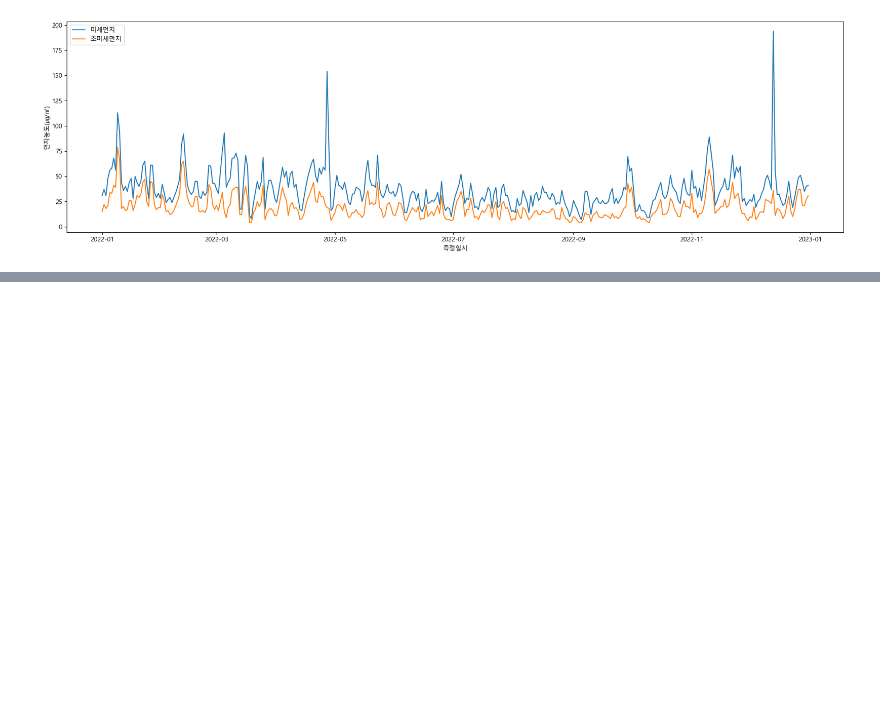
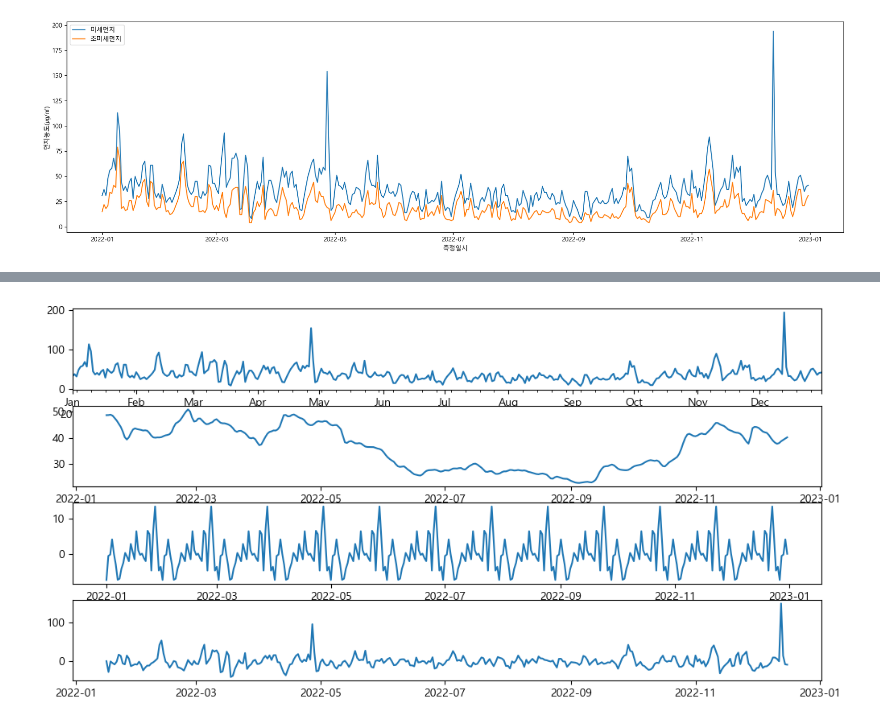
Before and after one commit to onizuka-38/ai_x, a Jupyter notebook: source/07_자연어처리/ch7_시계열분석.ipynb, the cells around one changed output, grey strips where cells are left out. Drawn from its saved outputs; the diff is of its cells as text; code cells hidden in the pictures; blank space fills up the shorter version.

```diff
--- a/source/07_자연어처리/ch7_시계열분석.ipynb
+++ b/source/07_자연어처리/ch7_시계열분석.ipynb
@@ -209,0 +215,20 @@ ts.head()
+# %%
+# 시계열 데이터의 구조를 분해해 주는 도구
+from statsmodels.tsa.seasonal import seasonal_decompose
+result = seasonal_decompose(ts['미세먼지농도(㎍/㎥)'],
+                model='additive', # 실제값 추세, 계절성, 잔차를 덧셈으로 분석
+                period=30) # 한달 단위로 계정성을 분석해봐
+# result : 분석결과
+# result.observed : 실제 데이터
+# result.trend    : 데이터의 장기적인 변화. 전반적으로 감소, 증가
+# result.seasonal : 주기적인 계절성 패턴
+# result.resid    : 잔차(실제값에서 추세와 계절성을 뺀 노이즈)
+fig, axes = plt.subplots(4,1, figsize=(12,6))
+#axes[0].plot(result.observed)
+result.observed.plot(ax=axes[0])
+axes[1].plot(result.trend)
+axes[2].plot(result.seasonal)
+axes[3].plot(result.resid)
+plt.show()
+# %% [output]
+[figure, added]
```
Also changed, not shown: parts of 11 cells of this notebook.
